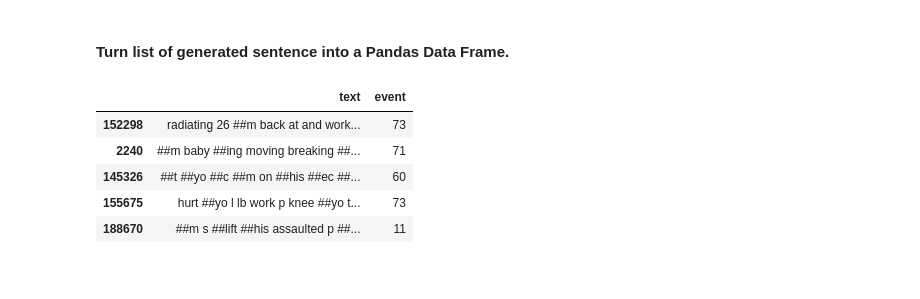
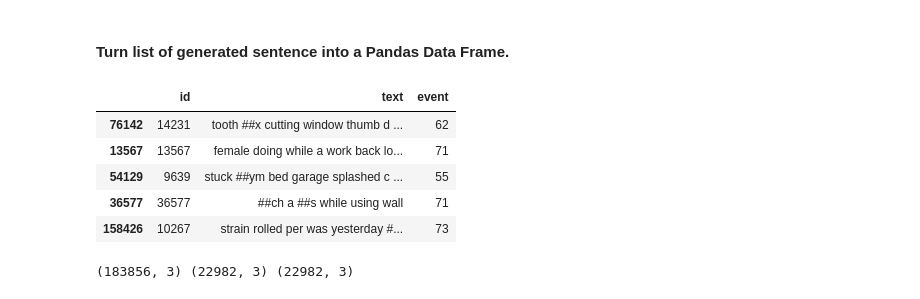
Before and after one commit to halfmoonliu/InjuryNoteLabel, a Jupyter notebook: GenerateDataset.ipynb, the cells around one changed output. Saved outputs shown, nothing was run; the diff lists cells and outputs as text; code cells hidden in the pictures.

```diff
--- a/GenerateDataset.ipynb
+++ b/GenerateDataset.ipynb
@@ -180,19 +199,19 @@ for e in unique_event_l:
                                           p=mapped_tok_freq_d[e]).tolist()
     gen_sent = [id_tok_d[i] for i in gen_sent_ind_l]
     sent = " ".join(gen_sent)
-    dataset_l.append([sent, e])
+    dataset_l.append([count, sent, e])
 # %% [markdown]
 #### Turn list of generated sentence into a Pandas Data Frame.
 # %%
-GenData = pd.DataFrame(dataset_l, columns = ['text', 'event'])
+GenDataset = pd.DataFrame(dataset_l, columns = ['id', 'text', 'event'])
 
 # randomly shuffle the datarrame
-GenData = GenData.sample(frac = 1)
-GenData.head()
+GenDataset = GenData.sample(frac = 1)
+GenDataset.head()
 # %% [output]
-|  | text | event |
-| 152298 | radiating 26 ##m back at and work... | 73 |
-| 2240 | ##m baby ##ing moving breaking ##... | 71 |
-| 145326 | ##t ##yo ##c ##m on ##his ##ec ##... | 60 |
-| 155675 | hurt ##yo l lb work p knee ##yo t... | 73 |
-| 188670 | ##m s ##lift ##his assaulted p ##... | 11 |
+|  | id | text | event |
+| 76142 | 14231 | tooth ##x cutting window thumb d ... | 62 |
+| 13567 | 13567 | female doing while a work back lo... | 71 |
+| 54129 | 9639 | stuck ##ym bed garage splashed c ... | 55 |
+| 36577 | 36577 | ##ch a ##s while using wall | 71 |
+| 158426 | 10267 | strain rolled per was yesterday #... | 73 |
@@ -201,0 +218,20 @@ GenData.to_csv('BayesianSyntheticInjuryReport.csv', header = False)
+# %%
+# export synthetic dataset
+# split dataset into train, development, and test
+
+train_set_gen = GenDataset.sample(frac=0.8, random_state=3275)
+
+dev_set_gen = GenDataset.drop(train_set_gen.index)
+test_set_gen = dev_set_gen.sample(frac=0.5, random_state=3276)
+dev_set_gen = dev_set_gen.drop(test_set_gen.index)
+
+train_set_gen = train_set_gen.reset_index(drop=True)
+dev_set_gen = dev_set_gen.reset_index(drop=True)
+test_set_gen = test_set_gen.reset_index(drop=True)
+
+print(train_set_gen.shape, dev_set_gen.shape, test_set_gen.shape)
+train_set_gen.to_csv('TrainSetGen.csv', index = False)
+dev_set_gen.to_csv('DevSetGen.csv', index = False)
+test_set_gen.to_csv('TestSetGen.csv', index = False)
+# %% [output]
+(183856, 3) (22982, 3) (22982, 3)
```
Also changed, not shown: parts of 5 cells of this notebook.
